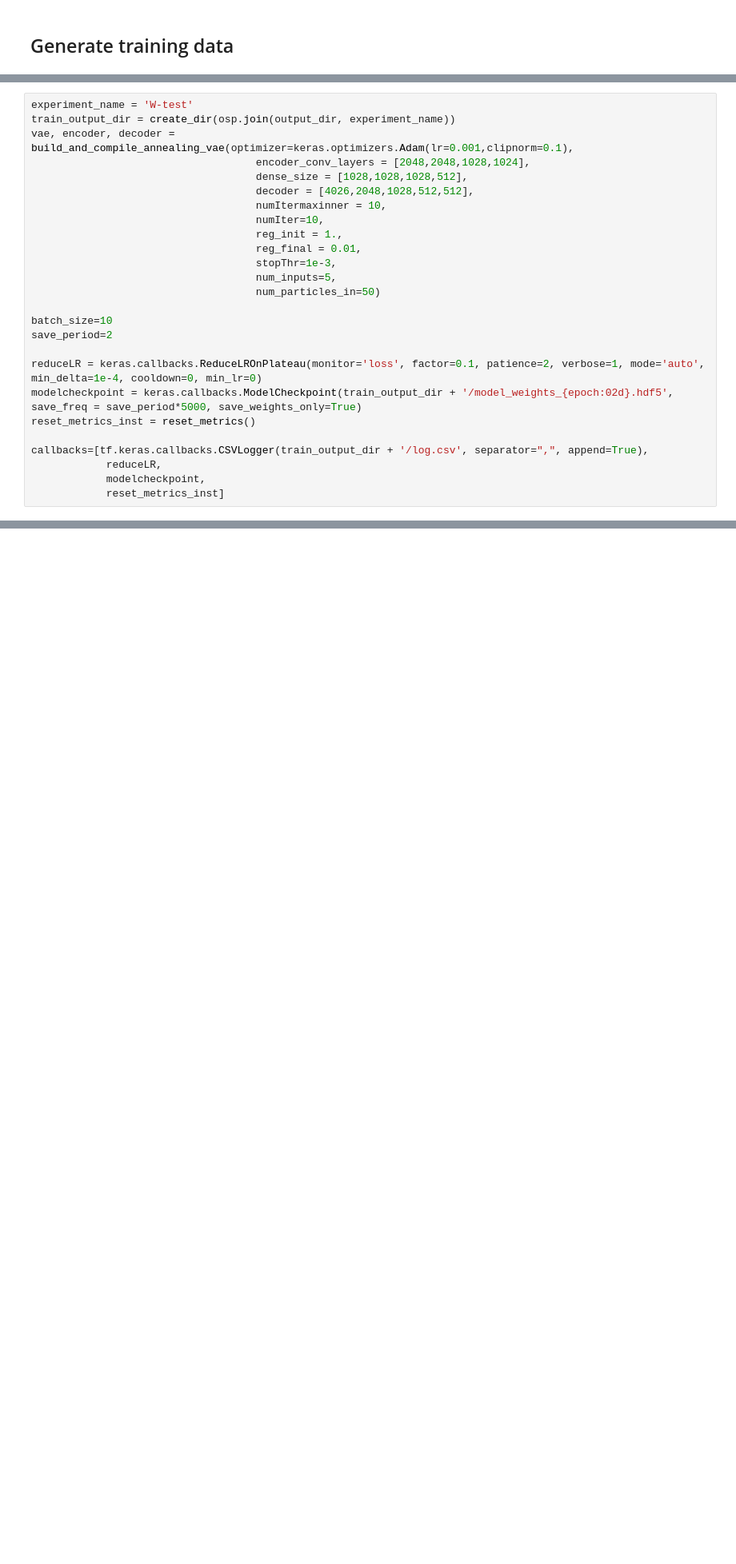
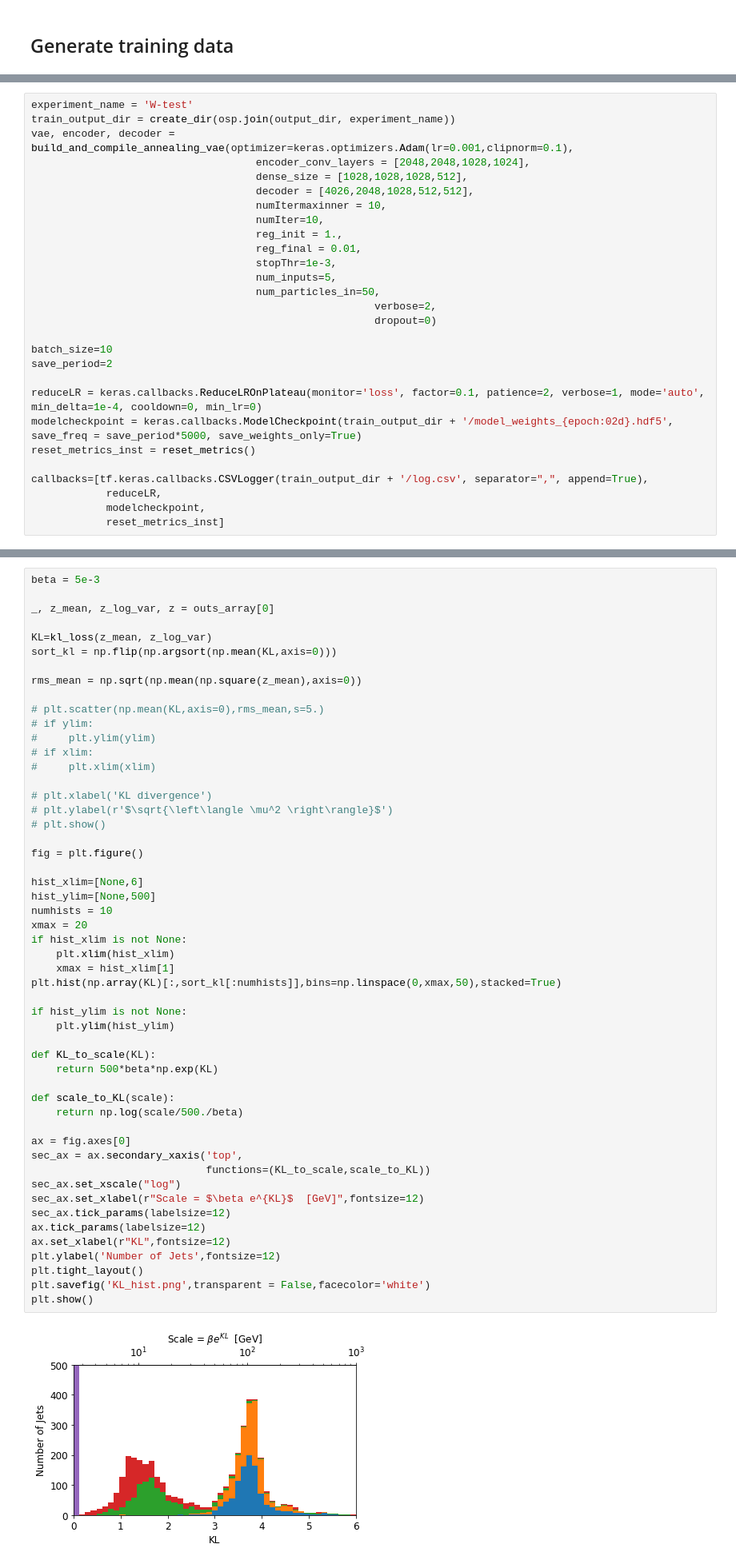
Before and after one commit to jackhcollins/EMD_VAE, a Jupyter notebook: Study-W.ipynb, the cells around one changed output, grey strips where cells are left out. Shown at 80% size. Drawn from its saved outputs; the diff is of its cells as text; blank space fills up the shorter version.

```diff
--- a/Study-W.ipynb
+++ b/Study-W.ipynb
@@ -276,7 +339,9 @@ vae, encoder, decoder = build_and_compile_annealing_vae(optimizer=keras.optimize
                                     reg_final = 0.01,
                                     stopThr=1e-3,
                                     num_inputs=5,
-                                    num_particles_in=50)
+                                    num_particles_in=50,
+                                                       verbose=2,
+                                                       dropout=0)
 
 batch_size=10
 save_period=2
@@ -330,0 +530,54 @@ history = vae.fit(x=train_x[:10], y=train_y[:10], batch_size=10,
+# %%
+beta = 5e-3
+
+_, z_mean, z_log_var, z = outs_array[0]
+
+KL=kl_loss(z_mean, z_log_var)
+sort_kl = np.flip(np.argsort(np.mean(KL,axis=0)))
+
+rms_mean = np.sqrt(np.mean(np.square(z_mean),axis=0))
+
+# plt.scatter(np.mean(KL,axis=0),rms_mean,s=5.)
+# if ylim:
+#     plt.ylim(ylim)
+# if xlim:
+#     plt.xlim(xlim)
+
+# plt.xlabel('KL divergence')
+# plt.ylabel(r'$\sqrt{\left\langle \mu^2 \right\rangle}$')
+# plt.show()
+
+fig = plt.figure()
+
+hist_xlim=[None,6]
+hist_ylim=[None,500]
+numhists = 10
+xmax = 20
+if hist_xlim is not None:
+    plt.xlim(hist_xlim)
+    xmax = hist_xlim[1]
+plt.hist(np.array(KL)[:,sort_kl[:numhists]],bins=np.linspace(0,xmax,50),stacked=True)
+
+if hist_ylim is not None:
+    plt.ylim(hist_ylim)
+
+def KL_to_scale(KL):
+    return 500*beta*np.exp(KL)
+
+def scale_to_KL(scale):
+    return np.log(scale/500./beta)
+
+ax = fig.axes[0]
+sec_ax = ax.secondary_xaxis('top',
+                            functions=(KL_to_scale,scale_to_KL))
+sec_ax.set_xscale("log")
+sec_ax.set_xlabel(r"Scale = $\beta e^{KL}$  [GeV]",fontsize=12)
+sec_ax.tick_params(labelsize=12)
+ax.tick_params(labelsize=12)
+ax.set_xlabel(r"KL",fontsize=12)
+plt.ylabel('Number of Jets',fontsize=12)
+plt.tight_layout()
+plt.savefig('KL_hist.png',transparent = False,facecolor='white')
+plt.show()
+# %% [output]
+[figure, added]
```
Also changed, not shown: parts of 15 cells of this notebook, 1 other file.
